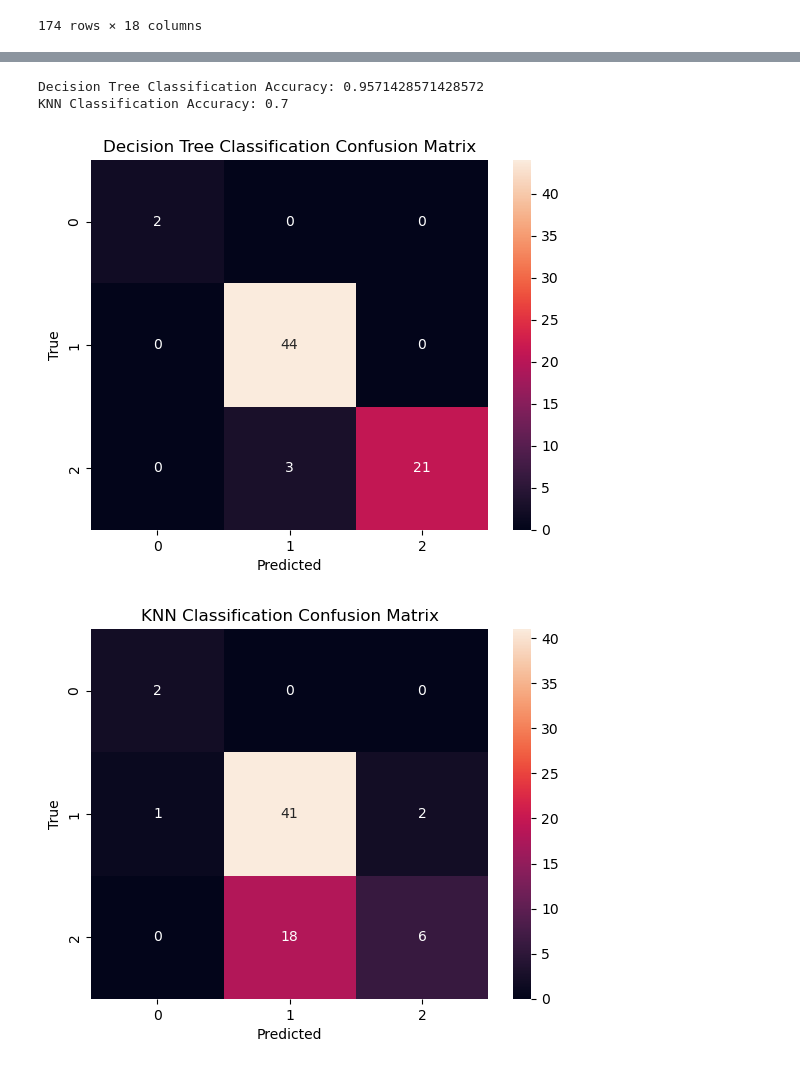
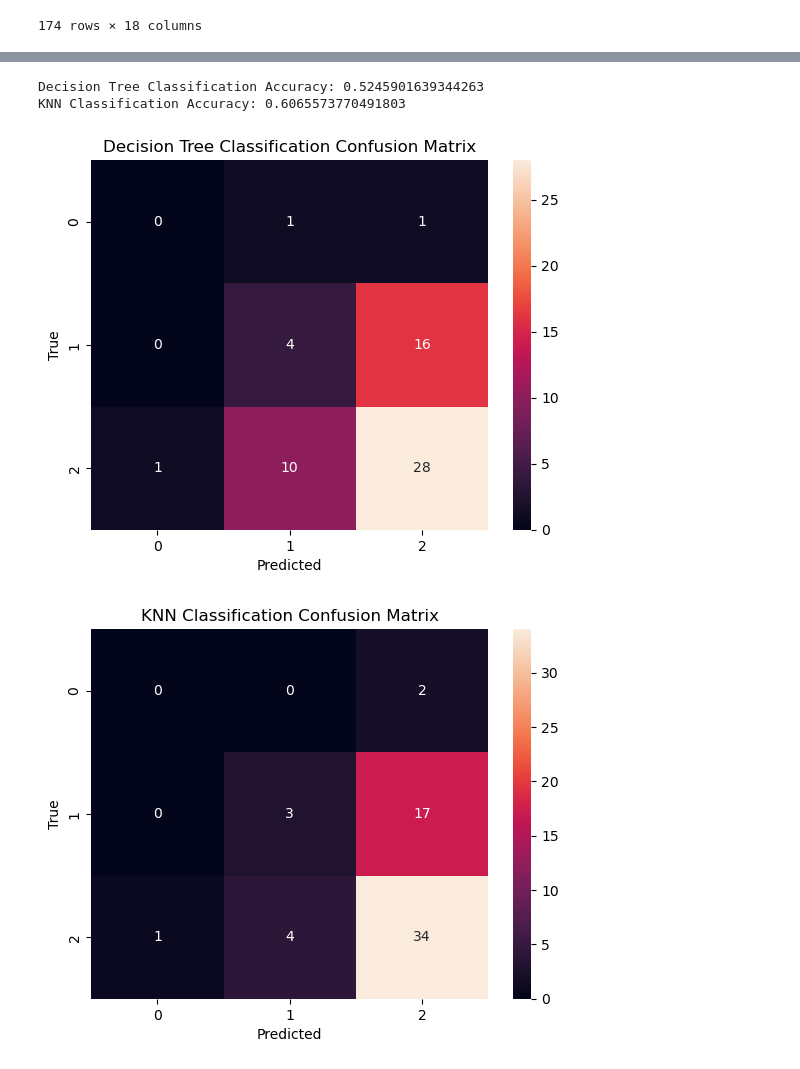
Before and after one commit to HillarP/Energy_Prediction, a Jupyter notebook: Jigar_Group_1_Data.ipynb, the cells around one changed output, grey strips where cells are left out. Drawn from its saved outputs; the diff is of its cells as text; code cells hidden in the pictures.

```diff
--- a/Jigar_Group_1_Data.ipynb
+++ b/Jigar_Group_1_Data.ipynb
@@ -583,8 +583,6 @@ display(df)
 | 22/04/2023 | 14.6 | 19.2 | 0.0 | SSW | 22.0 | ... |
 | 23/04/2023 | 14.8 | 19.0 | 0.0 | SSW | 26.0 | ... |
 174 rows × 18 columns
-# %%
-df.drop('Max Price', axis=1, inplace=True)
 # %%
 df.head(10)
 # %% [output]
@@ -754,7 +701,0 @@ dtype: object
-# %%
-print(df_numeric.dtypes)
-# Drop the target column for feature scaling
-df_numeric = df.drop(['Max Demand'], axis=1)
-df_numeric = df.drop(columns=['Time of maximum wind gust', 'Direction of maximum wind gust', '9am wind direction', '3pm wind direction'], axis=1)
-
-display(df_numeric)
@@ -789,0 +702,9 @@ dtype: object
+# %%
+df = df[['Minimum temperature (°C)', 'Maximum temperature (°C)', 'Rainfall (mm)', 'Speed of maximum wind gust (km/h)',
+         '9am Temperature (°C)', '9am relative humidity (%)', '9am wind speed (km/h)', '9am MSL pressure (hPa)',
+         '3pm Temperature (°C)', '3pm relative humidity (%)', '3pm wind speed (km/h)', '3pm MSL pressure (hPa)',
+         'Max Price', 'Max Demand']]
+df_binned = df_binned[['Minimum temperature (°C)', 'Maximum temperature (°C)', 'Rainfall (mm)', 'Speed of maximum wind gust (km/h)',
+         '9am Temperature (°C)', '9am relative humidity (%)', '9am wind speed (km/h)', '9am MSL pressure (hPa)',
+         '3pm Temperature (°C)', '3pm relative humidity (%)', '3pm wind speed (km/h)', '3pm MSL pressure (hPa)',
+         'Max Price', 'Max Demand']]
@@ -799,8 +781,8 @@ from sklearn.metrics import accuracy_score, confusion_matrix, classification_rep
 y = df['Max Demand']
 
 # Define more bins and labels for classification
-bins = [0, 100000, 150000, 200000, 250000, 300000, float('inf')]
-labels = ['Very Low', 'Low', 'Medium Low', 'Medium High', 'High', 'Very High']
+bins = [150000, 200000, 250000, 300000]
+labels = ['Low', 'Medium', 'High']
 
 # Convert the target variable to classes based on the new bins
 y_cls = pd.cut(y, bins=bins, labels=labels)
@@ -808,17 +790,18 @@ y_cls = pd.cut(y, bins=bins, labels=labels)
 
 # Scale the numeric features
 scaler = StandardScaler()
-X_scaled = scaler.fit_transform(df_numeric)
+df_numeric_dropped = df_numeric.drop(columns=['Max Demand'])
+X_scaled = scaler.fit_transform(df_numeric_dropped)
 
 # Split the data into training and testing sets with 60% train and 40% test
-X_train, X_test, y_train, y_test = train_test_split(X_scaled, y_cls, test_size=0.40, random_state=20)
+X_train, X_test, y_train, y_test = train_test_split(X_scaled, y_cls, test_size=0.35, random_state=24)
 
 # Train the Decision Tree Classification model
 decision_tree_classifier = DecisionTreeClassifier(random_state=24)
 decision_tree_classifier.fit(X_train, y_train)
 
 # Train the KNN Classification model
-knn_classifier = KNeighborsClassifier(n_neighbors=2)
+knn_classifier = KNeighborsClassifier(n_neighbors=5)
 knn_classifier.fit(X_train, y_train)
 
 # Predict on the test set for classification models
@@ -827,39 +810,39 @@ y_pred_knn_cls = knn_classifier.predict(X_test)
 
 # Evaluate the classification models
 accuracy_dt = accuracy_score(y_test, y_pred_dt_cls)
 accuracy_knn = accuracy_score(y_test, y_pred_knn_cls)
 
 print("Decision Tree Classification Accuracy:", accuracy_dt)
 print("KNN Classification Accuracy:", accuracy_knn)
 
 # Confusion matrix for Decision Tree Classifier
 cm_dt = confusion_matrix(y_test, y_pred_dt_cls)
 sns.heatmap(cm_dt, annot=True, fmt='d')
 plt.xlabel('Predicted')
 plt.ylabel('True')
 plt.title('Decision Tree Classification Confusion Matrix')
 plt.show()
 
 # Confusion matrix for KNN Classifier
 cm_knn = confusion_matrix(y_test, y_pred_knn_cls)
 sns.heatmap(cm_knn, annot=True, fmt='d')
 plt.xlabel('Predicted')
 plt.ylabel('True')
 plt.title('KNN Classification Confusion Matrix')
 plt.show()
 
 # Classification report for Decision Tree Classifier
 print("Decision Tree Classification Report:")
-print(classification_report(y_test, y_pred_dt_cls))
+print(classification_report(y_test, y_pred_dt_cls, zero_division=1))
 
 # Classification report for KNN Classifier
 print("KNN Classification Report:")
-print(classification_report(y_test, y_pred_knn_cls))
+print(classification_report(y_test, y_pred_knn_cls, zero_division=1))
 # %% [output]
-Decision Tree Classification Accuracy: 0.9571428571428572
-KNN Classification Accuracy: 0.7
+Decision Tree Classification Accuracy: 0.5245901639344263
+KNN Classification Accuracy: 0.6065573770491803
-[figure, old version]
+[figure, new version]
-[figure, old version]
+[figure, new version]
 Decision Tree Classification Report:
               precision    recall  f1-score   support
 
```
Also changed, not shown: parts of 9 cells of this notebook.
